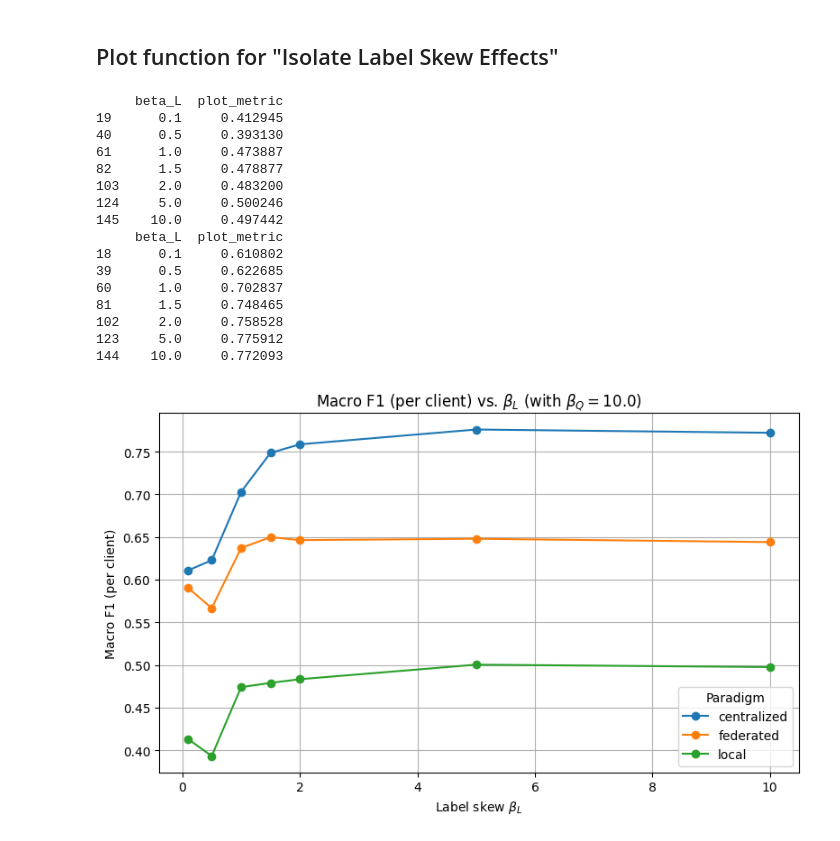
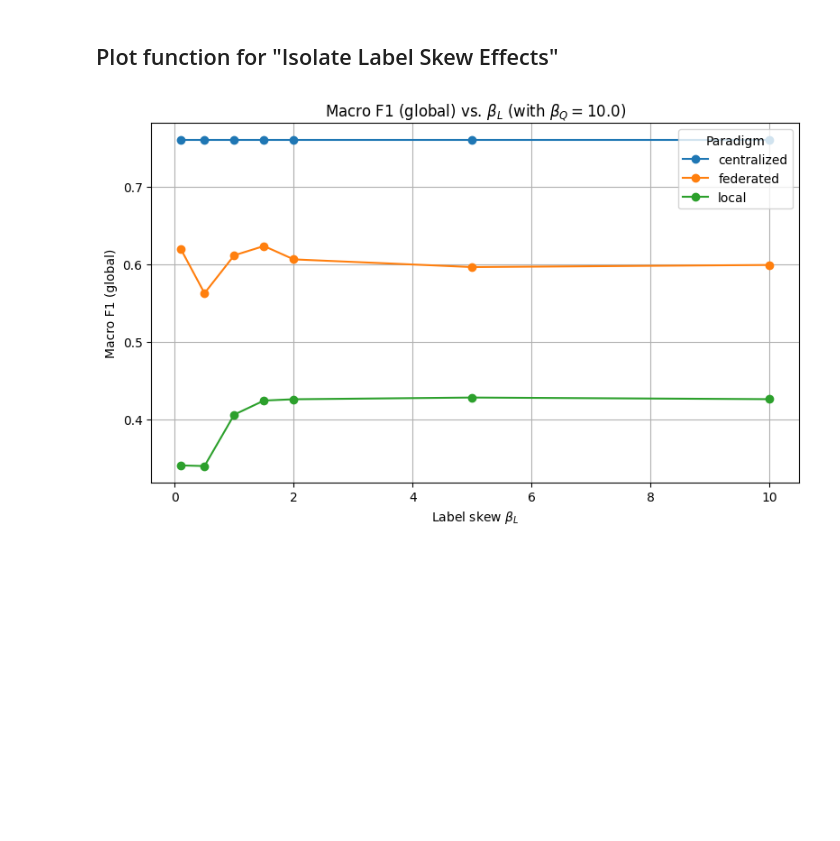
Before and after one commit to OskarJohnsen/Federated-dental-risk-vol2, a Jupyter notebook: src/fdrp/analysis/plot_docu.ipynb, the cells around one changed output. Drawn from its saved outputs; the diff is of its cells as text; code cells hidden in the pictures; blank space fills up the shorter version.

```diff
--- a/src/fdrp/analysis/plot_docu.ipynb
+++ b/src/fdrp/analysis/plot_docu.ipynb
@@ -109,23 +109,7 @@ def plot_label_skew_metric(
 
     plt.show()
 # %%
-csv_path = r"C:\Users\Oskar\Desktop\Dataproject\federated-dental-risk-vol2\src\fdrp\analysis\Results\sweep_beta_summary_1.csv"
-plot_label_skew_metric(csv_path, metric="f1_per_client_macro", beta_q=10.0)
+csv_path = r"C:\Users\oskar\OneDrive\Desktop\4 Semester\Dataproject\Federated-dental-risk-vol2\federated-dental-risk-prediction\src\fdrp\analysis\Results\sweep_beta_summary_1.csv"
+plot_label_skew_metric(csv_path, metric="f1_global_macro", beta_q=10.0)
 # %% [output]
-     beta_L  plot_metric
-19      0.1     0.412945
-40      0.5     0.393130
-61      1.0     0.473887
-82      1.5     0.478877
-103     2.0     0.483200
-124     5.0     0.500246
-145    10.0     0.497442
-     beta_L  plot_metric
-18      0.1     0.610802
-39      0.5     0.622685
-60      1.0     0.702837
-81      1.5     0.748465
-102     2.0     0.758528
-123     5.0     0.775912
-144    10.0     0.772093
-[figure, old version]
+[figure, new version]
```
Also changed, not shown: parts of 7 cells of this notebook, 2 other files.
